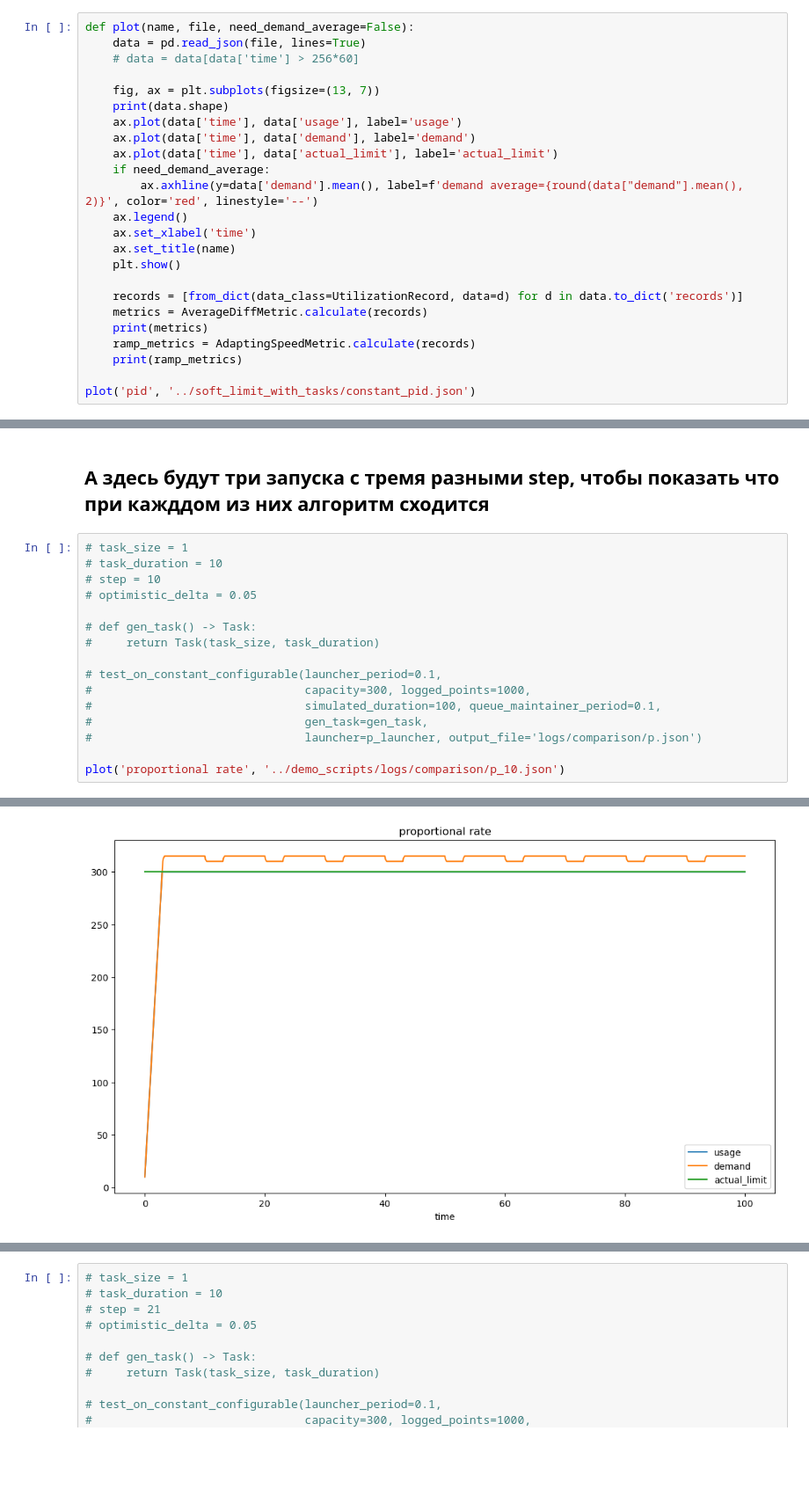
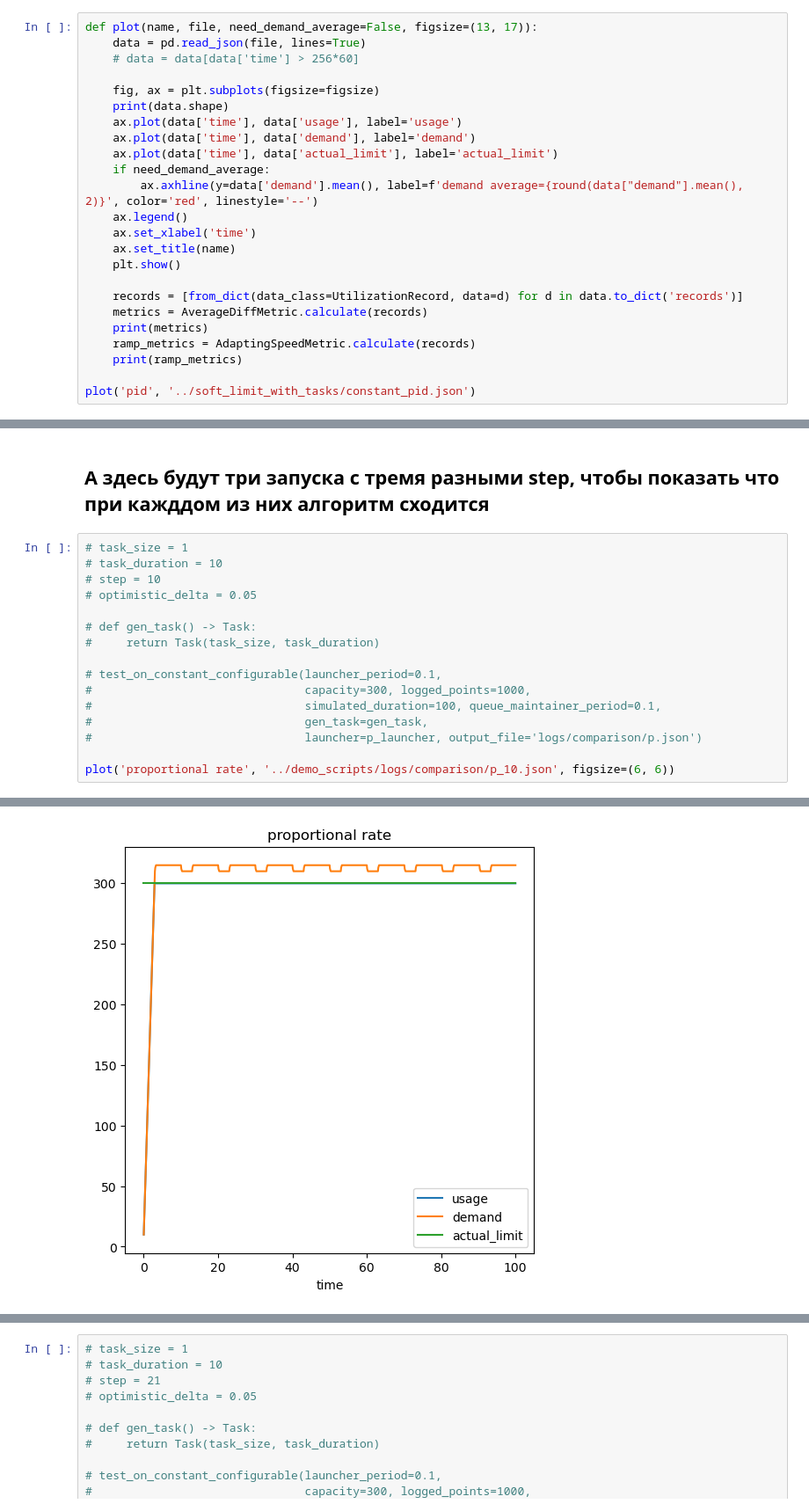
Before and after one commit to sancho20021/diploma-code, a Jupyter notebook: pid_simulation/plotting/Untitled.ipynb, the cells around one changed output, grey strips where cells are left out. Shown: that part at 88% size. Drawn from its saved outputs; the diff is of its cells as text; blank space fills up the shorter version.

Commit message:
some more kalman experiments and plots

```diff
--- a/pid_simulation/plotting/Untitled.ipynb
+++ b/pid_simulation/plotting/Untitled.ipynb
@@ -66,11 +66,11 @@ plt.show()
 1000
 [figure]
 # %%
-def plot(name, file, need_demand_average=False):
+def plot(name, file, need_demand_average=False, figsize=(13, 17)):
     data = pd.read_json(file, lines=True)
     # data = data[data['time'] > 256*60]
 
-    fig, ax = plt.subplots(figsize=(13, 7))
+    fig, ax = plt.subplots(figsize=figsize)
     print(data.shape)
     ax.plot(data['time'], data['usage'], label='usage')
     ax.plot(data['time'], data['demand'], label='demand')
@@ -166,22 +166,22 @@ None
 # %%
 # task_size = 1
 # task_duration = 10
 # step = 10
 # optimistic_delta = 0.05
 
 # def gen_task() -> Task:
 #     return Task(task_size, task_duration)
 
 # test_on_constant_configurable(launcher_period=0.1,
 #                               capacity=300, logged_points=1000,
 #                               simulated_duration=100, queue_maintainer_period=0.1,
 #                               gen_task=gen_task,
 #                               launcher=p_launcher, output_file='logs/comparison/p.json')
 
-plot('proportional rate', '../demo_scripts/logs/comparison/p_10.json')
+plot('proportional rate', '../demo_scripts/logs/comparison/p_10.json', figsize=(6, 6))
 # %% [output]
 (1001, 4)
-[figure, old version]
+[figure, new version]
 AverageDiffMetric(average_usage_util=0.9855144855144855, average_demand_util=1.0294938394938236, sum_of_deltas=0.043979353979338054, demand_dev=30.992037891500875)
 None
 # %%
```
Also changed, not shown: parts of 4 cells of this notebook, 16 other files.
